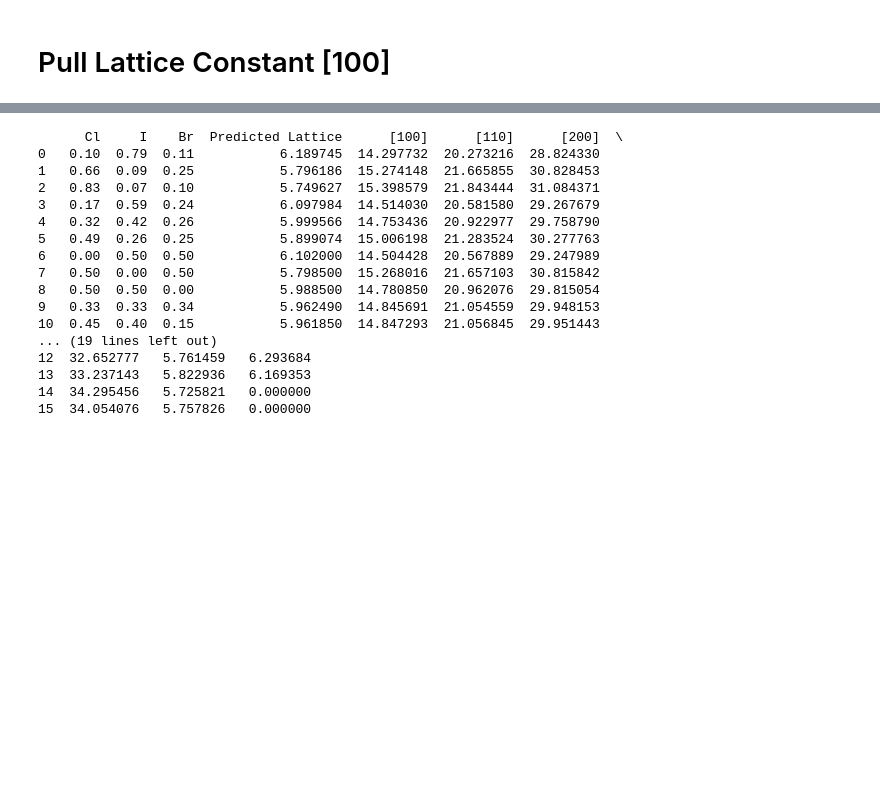
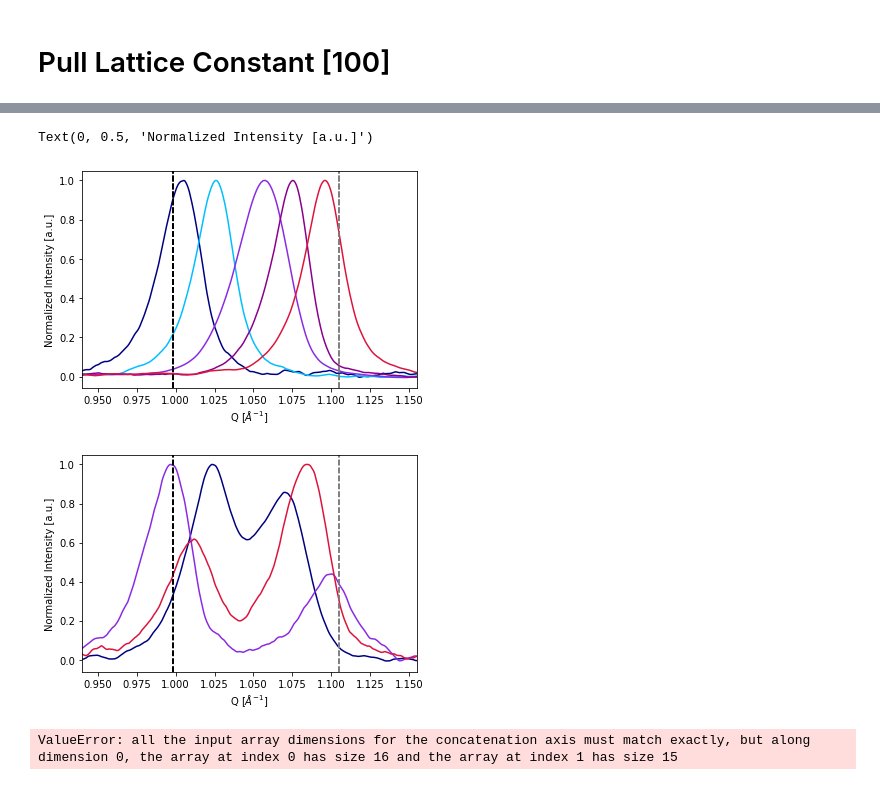
Before and after one commit to belisleb/perovskite-solar, a Jupyter notebook: XRD analysis.ipynb, the cells around one changed output, grey strips where cells are left out. Saved outputs shown, nothing was run; the diff lists cells and outputs as text; code cells hidden in the pictures; blank space fills up the shorter version.

```diff
--- a/XRD analysis.ipynb
+++ b/XRD analysis.ipynb
@@ -488,0 +484,37 @@ No artists with labels found to put in legend.  Note that artists whose label st
+# %%
+# XRD Figure
+
+fig5, ax5 = plt.subplots(figsize=(6,4))
+fig6, ax6 = plt.subplots(figsize=(6,4))
+single_chemistries = [1, 4, 10, 6, 3]
+double_chemistries = [5,9,11]
+limit1 = 13
+limit2 = 16.5
+colors = ['navy',  'deepskyblue', 'blueviolet', 'darkmagenta', 'crimson']
+colors2 = ['navy',   'blueviolet',  'crimson']
+
+labels_sing = ['I:79, Br:11, Cl:10', 'I:59, Br:24, Cl:17','I:33, Br:33, Cl:34','I:26, Br:25, Cl:49', 'I:7, Br:10, Cl:83' ]
+
+for i in range(0,len(single_chemistries)):
+    current = xrd_focus_q(all_files[single_chemistries[i]-1],limit1,limit2)
+    ax5.plot(current["Q"],current["Intensity"]/np.max(current["Intensity"]),color = colors[i])
+    ax5.axvline(0.9985, color = "black",linestyle = 'dashed')
+    ax5.axvline(1.1052, color = "grey",linestyle = 'dashed')
+
+ax5.set_xlim([0.94, 1.155])
+ax5.set_xlabel("Q [$\AA^{-1}$]")
+ax5.set_ylabel('Normalized Intensity [a.u.]')
+
+for i in range(0,len(double_chemistries)):
+    current = xrd_focus_q(all_files[double_chemistries[i]-1],limit1,limit2)
+    ax6.plot(current["Q"],current["Intensity"]/np.max(current["Intensity"]),color = colors2[i])
+    ax6.axvline(0.9985, color = "black",linestyle = 'dashed')
+    ax6.axvline(1.1052, color = "grey",linestyle = 'dashed')
+
+ax6.set_xlim([0.94, 1.155])
+ax6.set_xlabel("Q [$\AA^{-1}$]")
+ax6.set_ylabel('Normalized Intensity [a.u.]')
+# %% [output]
+Text(0, 0.5, 'Normalized Intensity [a.u.]')
+[figure, added]
+[figure, added]
@@ -496,23 +530,7 @@ chems_np = np.array(chems)
 data = np.column_stack((chems_np,lattice1,lattice2))
 data = pd.DataFrame(data)
 data.columns = ["Cl","I","Br","Predicted Lattice", "[100]", "[110]","[200]","[012]",'Lattice 1', "Lattice 2"]
-data.to_csv('Processed Results.csv')
+data.to_csv('XRD_Data/Processed Results.csv')
 print(data)
 # %% [output]
-      Cl     I    Br  Predicted Lattice      [100]      [110]      [200]  \
-0   0.10  0.79  0.11           6.189745  14.297732  20.273216  28.824330
-1   0.66  0.09  0.25           5.796186  15.274148  21.665855  30.828453
-2   0.83  0.07  0.10           5.749627  15.398579  21.843444  31.084371
-3   0.17  0.59  0.24           6.097984  14.514030  20.581580  29.267679
-4   0.32  0.42  0.26           5.999566  14.753436  20.922977  29.758790
-5   0.49  0.26  0.25           5.899074  15.006198  21.283524  30.277763
-6   0.00  0.50  0.50           6.102000  14.504428  20.567889  29.247989
-7   0.50  0.00  0.50           5.798500  15.268016  21.657103  30.815842
-8   0.50  0.50  0.00           5.988500  14.780850  20.962076  29.815054
-9   0.33  0.33  0.34           5.962490  14.845691  21.054559  29.948153
-10  0.45  0.40  0.15           5.961850  14.847293  21.056845  29.951443
-... (19 lines left out)
-12  32.652777   5.761459   6.293684
-13  33.237143   5.822936   6.169353
-14  34.295456   5.725821   0.000000
-15  34.054076   5.757826   0.000000
+ValueError: all the input array dimensions for the concatenation axis must match exactly, but along dimension 0, the array at index 0 has size 16 and the array at index 1 has size 15
```
Also changed, not shown: parts of 19 cells of this notebook, 11 other files.
